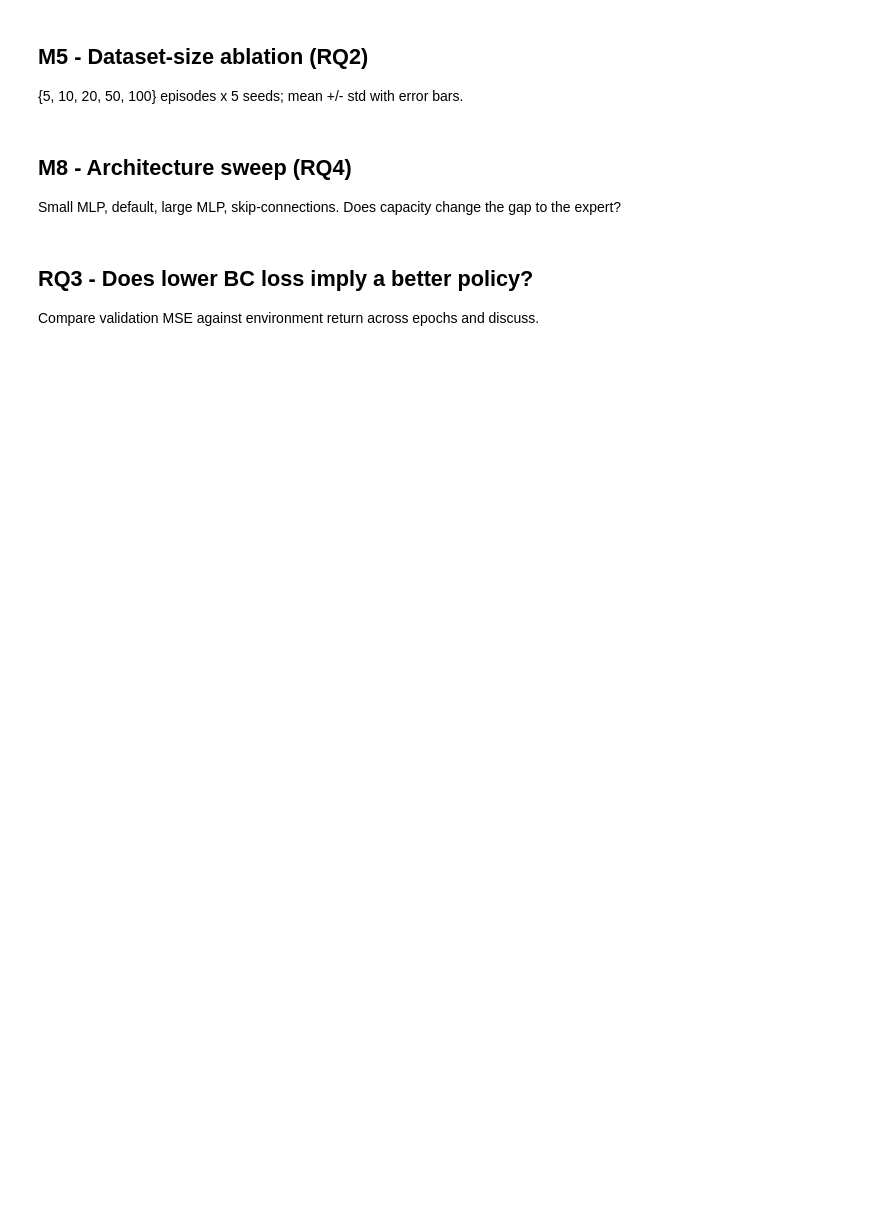
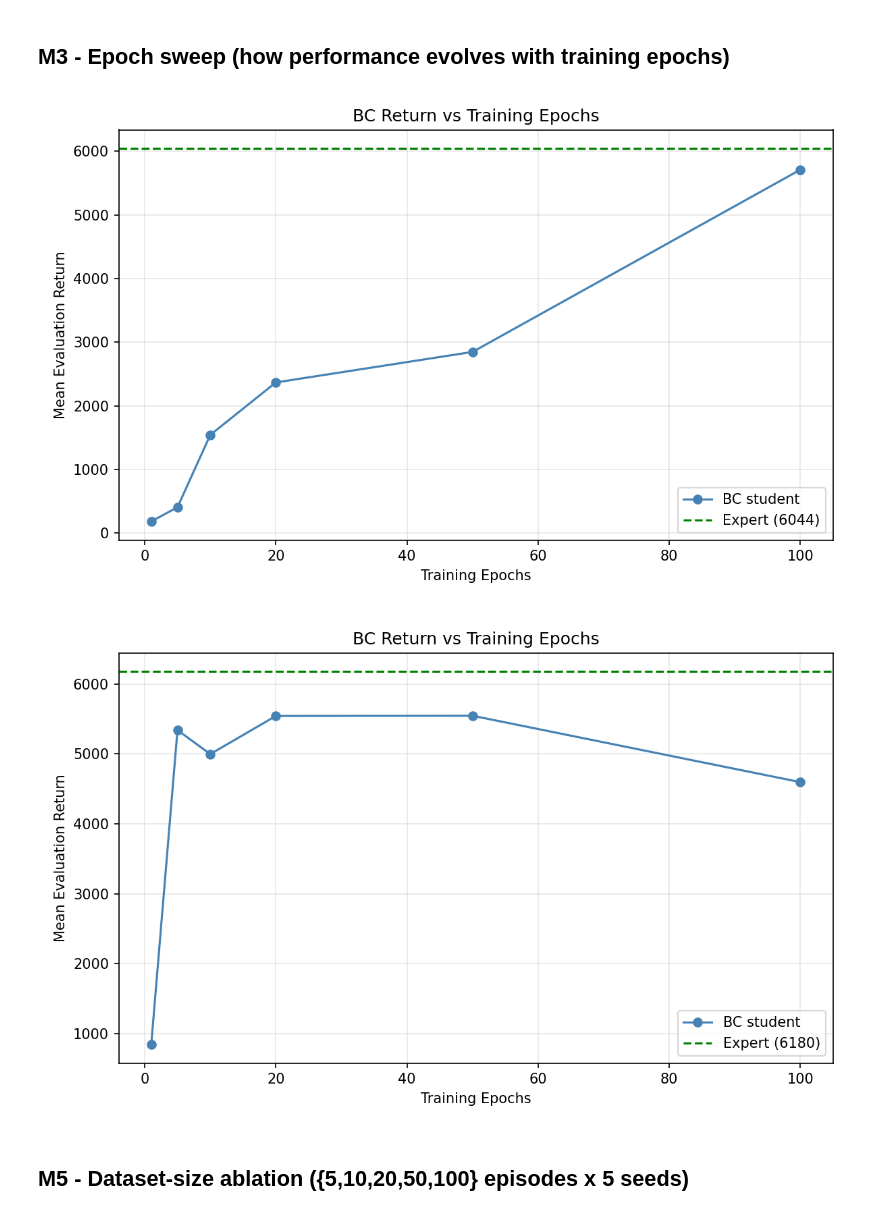
Before and after one commit to em-ech/rl-ppo-imitation-learning, a Jupyter notebook: notebooks/03_bc_student.ipynb, the cells around one changed output. Drawn from its saved outputs; the diff is of its cells as text; code cells hidden in the pictures; blank space fills up the shorter version.

```diff
--- a/notebooks/03_bc_student.ipynb
+++ b/notebooks/03_bc_student.ipynb
@@ -40,4 +50,10 @@ plotting.save(plotting.learning_curves(hist['train'], hist['val']),
+# %% [markdown]
+## M3 - Epoch sweep (how performance evolves with training epochs)
+# %%
+show('bc_epoch_sweep_Walker2d-v4.png')
+show('bc_epoch_sweep_Ant-v4.png')
+# %% [output]
+[figure, added]
+[figure, added]
 # %% [markdown]
-## M5 - Dataset-size ablation (RQ2)
-
-{5, 10, 20, 50, 100} episodes x 5 seeds; mean +/- std with error bars.
+## M5 - Dataset-size ablation ({5,10,20,50,100} episodes x 5 seeds)
@@ -60,4 +59,0 @@ plotting.save(plotting.ablation(episode_counts, means, stds, expert_mean),
-# %% [markdown]
-## M8 - Architecture sweep (RQ4)
-
-Small MLP, default, large MLP, skip-connections. Does capacity change the gap to the expert?
@@ -72,4 +59,0 @@ for name, hidden in archs.items():
-# %% [markdown]
-## RQ3 - Does lower BC loss imply a better policy?
-
-Compare validation MSE against environment return across epochs and discuss.
```
Also changed, not shown: parts of 18 cells of this notebook, 4 other files.
